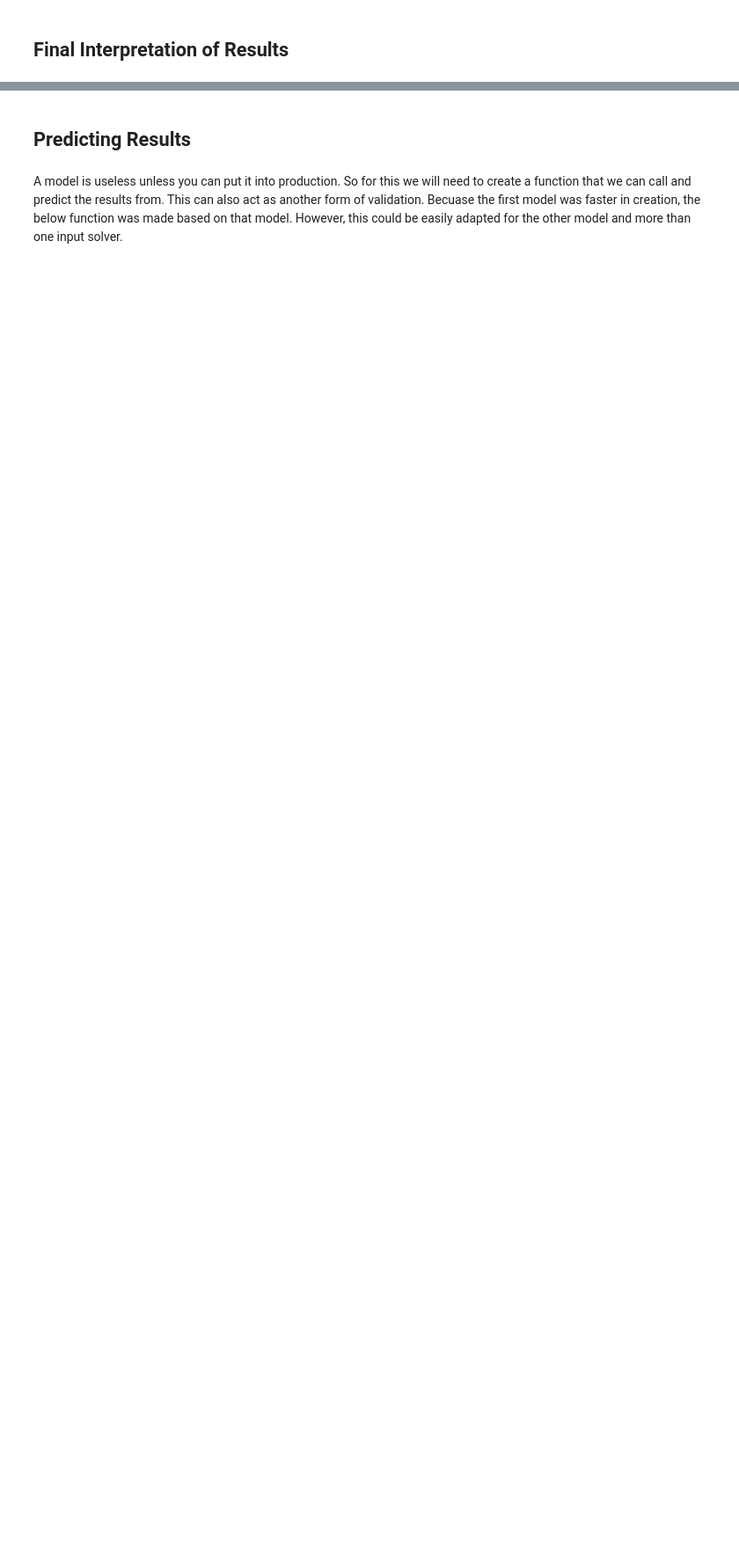
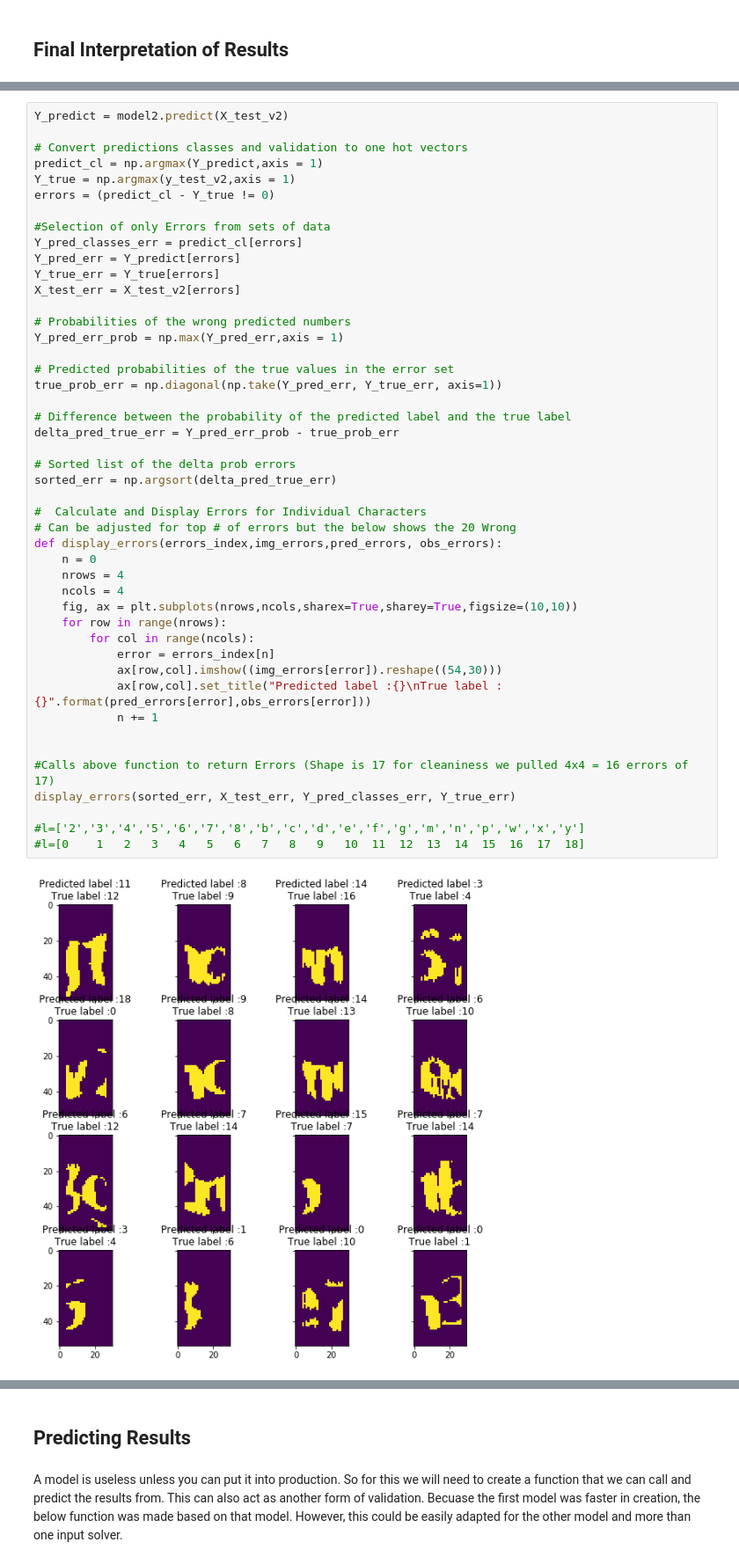
Before and after one commit to developeraakash/DataMining2020, a Jupyter notebook: Project/Project_Discription.ipynb, the cells around one changed output, grey strips where cells are left out. Shown: that part at 88% size. Drawn from its saved outputs; the diff is of its cells as text; blank space fills up the shorter version.

Commit message:
Update for Error Analysis

```diff
--- a/Project/Project_Discription.ipynb
+++ b/Project/Project_Discription.ipynb
@@ -372,0 +375,48 @@ As seen above we can see that the second model overall had much better results w
+# %%
+Y_predict = model2.predict(X_test_v2)
+
+# Convert predictions classes and validation to one hot vectors
+predict_cl = np.argmax(Y_predict,axis = 1)
+Y_true = np.argmax(y_test_v2,axis = 1)
+errors = (predict_cl - Y_true != 0)
+
+#Selection of only Errors from sets of data
+Y_pred_classes_err = predict_cl[errors]
+Y_pred_err = Y_predict[errors]
+Y_true_err = Y_true[errors]
+X_test_err = X_test_v2[errors]
+
+# Probabilities of the wrong predicted numbers
+Y_pred_err_prob = np.max(Y_pred_err,axis = 1)
+
+# Predicted probabilities of the true values in the error set
+true_prob_err = np.diagonal(np.take(Y_pred_err, Y_true_err, axis=1))
+
+# Difference between the probability of the predicted label and the true label
+delta_pred_true_err = Y_pred_err_prob - true_prob_err
+
+# Sorted list of the delta prob errors
+sorted_err = np.argsort(delta_pred_true_err)
+
+#  Calculate and Display Errors for Individual Characters
+# Can be adjusted for top # of errors but the below shows the 20 Wrong
+def display_errors(errors_index,img_errors,pred_errors, obs_errors):
+    n = 0
+    nrows = 4
+    ncols = 4
+    fig, ax = plt.subplots(nrows,ncols,sharex=True,sharey=True,figsize=(10,10))
+    for row in range(nrows):
+        for col in range(ncols):
+            error = errors_index[n]
+            ax[row,col].imshow((img_errors[error]).reshape((54,30)))
+            ax[row,col].set_title("Predicted label :{}\nTrue label :{}".format(pred_errors[error],obs_errors[error]))
+            n += 1
+
+
+#Calls above function to return Errors (Shape is 17 for cleaniness we pulled 4x4 = 16 errors of 17)
+display_errors(sorted_err, X_test_err, Y_pred_classes_err, Y_true_err)
+
+#l=['2','3','4','5','6','7','8','b','c','d','e','f','g','m','n','p','w','x','y']
+#l=[0    1   2   3   4   5   6   7   8   9   10  11  12  13  14  15  16  17  18]
+# %% [output]
+[figure, added]
```
Also changed, not shown: parts of 8 cells of this notebook.
